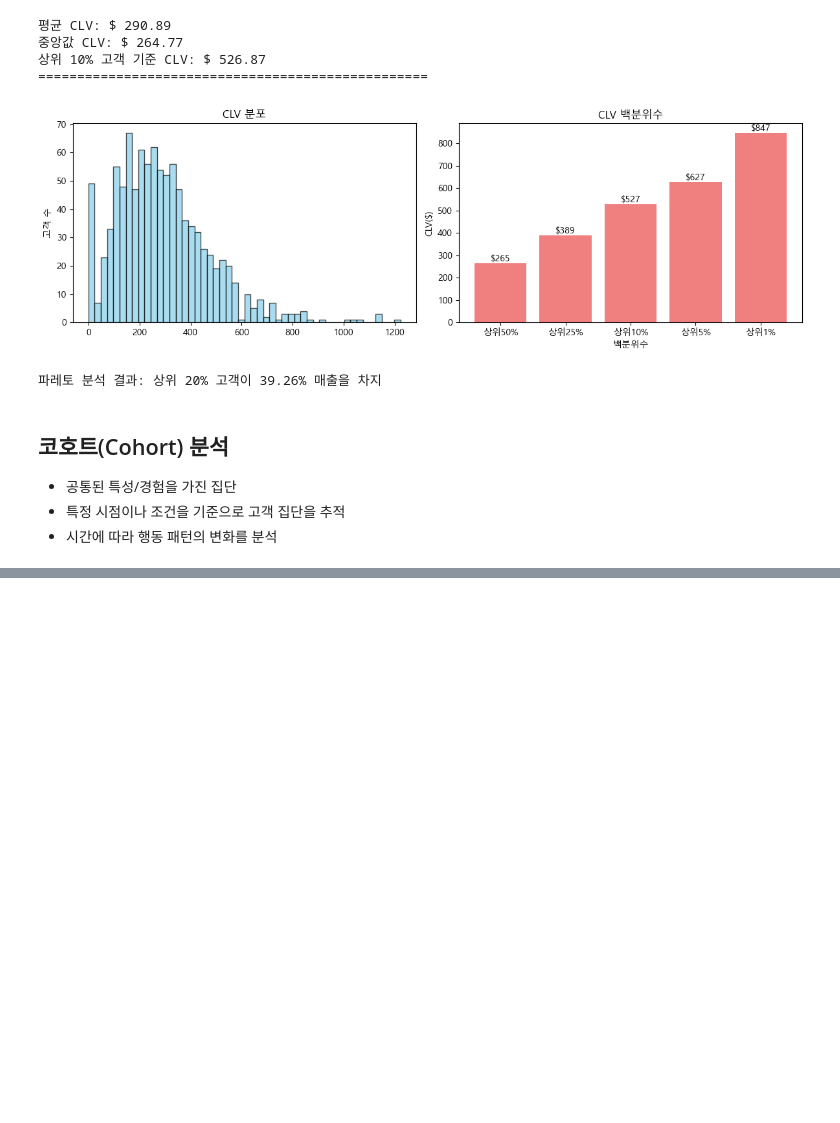
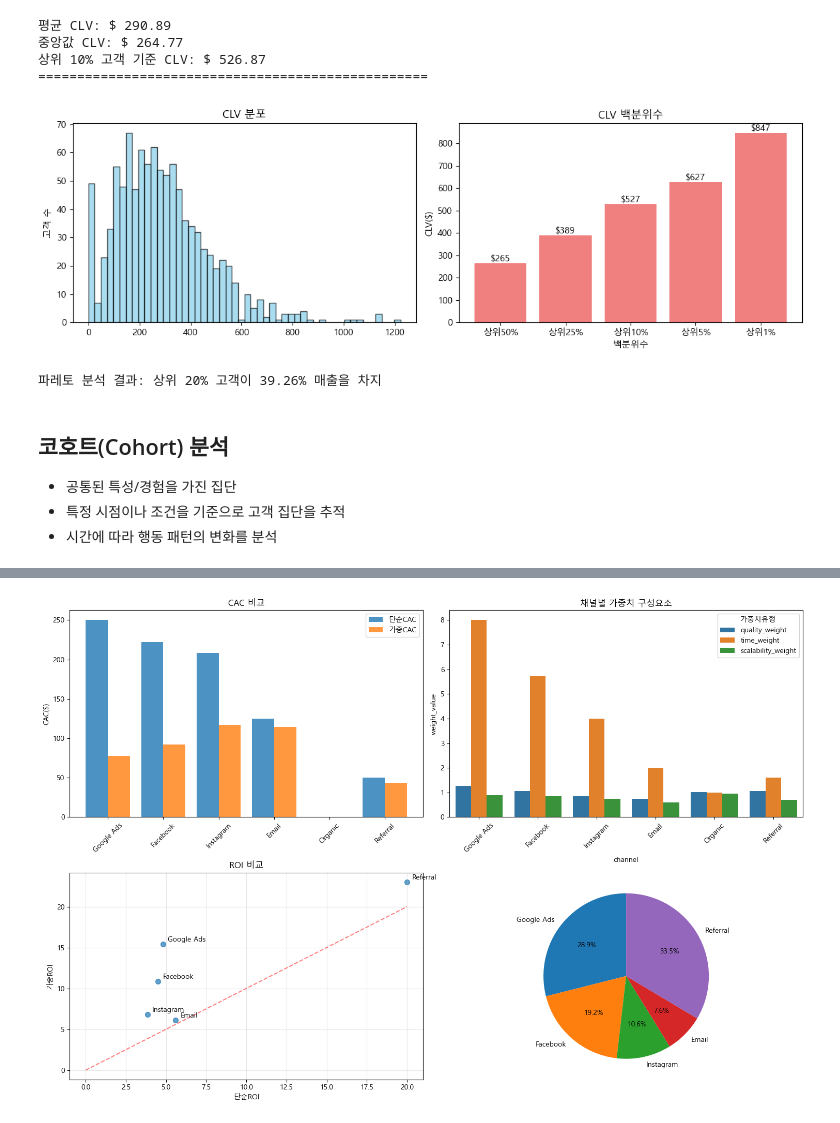
Before and after one commit to tipayo1/TIL, a Jupyter notebook: 데이터분석/04_kpi.ipynb, the cells around one changed output, grey strips where cells are left out. Cells and saved outputs as stored; diff of their text form; code cells hidden in the pictures; blank space fills up the shorter version.

```diff
--- a/데이터분석/04_kpi.ipynb
+++ b/데이터분석/04_kpi.ipynb
@@ -465,0 +557,19 @@ plt.show()
+# %%
+import pandas as pd
+
+# 마케팅 지출 및 채널 확장성 점수 (1~100)
+marketing_data = pd.DataFrame({
+    'channel': ['Google Ads', 'Facebook', 'Instagram', 'Email', 'Organic', 'Referral'],
+    'marketing_spend': [50000, 40000, 25000, 10000, 0, 3000],
+    'scalability_score': [90, 85, 75, 60, 95, 70]
+})
+
+# 고객 획득 수 / LTV / 획득 시간
+acquisition_data = pd.DataFrame({
+    'channel': ['Google Ads', 'Facebook', 'Instagram', 'Email', 'Organic', 'Referral'],
+    'customers_acquired': [200, 180, 120, 80, 300, 60],
+    'avg_ltv': [1200, 1000, 800, 700, 950, 1000],
+    'avg_acquisition_days': [5, 7, 10, 20, 40, 25]
+})
+
+acquisition_data
@@ -465,0 +620,61 @@ plt.show()
+# %%
+fig, axes = plt.subplots(2, 2, figsize=(15, 10))
+x_pos = np.arange(len(perf_df))
+a1, a2, a3, a4 = axes[0, 0], axes[0, 1], axes[1, 0], axes[1, 1]
+
+# 단순 CAC, 가중 CAC 비교
+a1.bar(x_pos-0.2, perf_df['simple_cac'], 0.4, label='단순CAC', alpha=0.8)
+a1.bar(x_pos+0.2, perf_df['weighted_cac'], 0.4, label='가중CAC', alpha=0.8)
+a1.set_title('CAC 비교')
+a1.set_xticks(x_pos)
+a1.set_xticklabels(perf_df['channel'], rotation=45)
+a1.set_ylabel('CAC($)')
+a1.legend()
+
+# 가중치 구성요소 분석
+weight_comp = perf_df[['channel', 'quality_weight', 'time_weight', 'scalability_weight']]
+# pivot <-> melt
+weight_melted = weight_comp.melt(id_vars=['channel'], var_name='weight_type', value_name='weight_value')
+import seaborn as sns
+sns.barplot(data=weight_melted, x='channel', y='weight_value', hue='weight_type', ax=a2)
+a2.tick_params(axis='x', rotation=45)
+a2.set_title('채널별 가중치 구성요소')
+a2.legend(title='가중치유형')
+
+
+# ROI 분석 (LTV/CAC 비율)
+perf_df['simple_roi'] = perf_df['avg_ltv'] / perf_df['simple_cac']
+perf_df['weighted_roi'] = perf_df['avg_ltv'] / perf_df['weighted_cac']
+# 산점도
+a3.scatter(perf_df['simple_roi'], perf_df['weighted_roi'], s=50, alpha=0.7)
+# 각 점마다 채널명 표시하기
+for idx, channel in enumerate(perf_df['channel']):
+    a3.annotate(channel, (perf_df['simple_roi'].iloc[idx]+0.3, perf_df['weighted_roi'].iloc[idx]+0.3))
+
+# 대각선 그리기 -> 선 위의 점들은 과소평가된 채널들 / 선 아래 점들은 점검해볼 채널
+a3.plot([0, 20], [0, 20], 'r--', alpha=0.5)
+
+a3.set_title('ROI 비교')
+a3.set_xlabel('단순ROI')
+a3.set_ylabel('가중ROI')
+a3.grid(True, alpha=0.3)
+
+# 최적 마케팅 믹스 제안 (파이 그래프)
+"""
+ROI 와 Scalability 를 함께 고려할 예정
+1. 효율성 지표(Efficiency Score) 라는 항목으로 ROI, 확장성을 동시에 계산 -> 성과도 좋고 확장 여지도 크다
+2. 예산 배분 기준 -> 효율성 지표에 따라
+"""
+budget_opt = perf_df.copy()
+# Organic 행 삭제
+budget_opt.drop(4, axis=0, inplace=True)
+# 숫자가 너무 커서 나눔
+budget_opt['eff_score'] = budget_opt['weighted_roi'] * budget_opt['scalability_score'] / 100
+budget_opt['recommend_pct'] = budget_opt['eff_score'] / budget_opt['eff_score'].sum() * 100
+
+a4.pie(budget_opt['recommend_pct'], labels=budget_opt['channel'], autopct='%1.1f%%', startangle=90)
+
+plt.tight_layout()
+plt.show()
+# %% [output]
+[figure, added]
```
Also changed, not shown: parts of 14 cells of this notebook, 3 other files.
